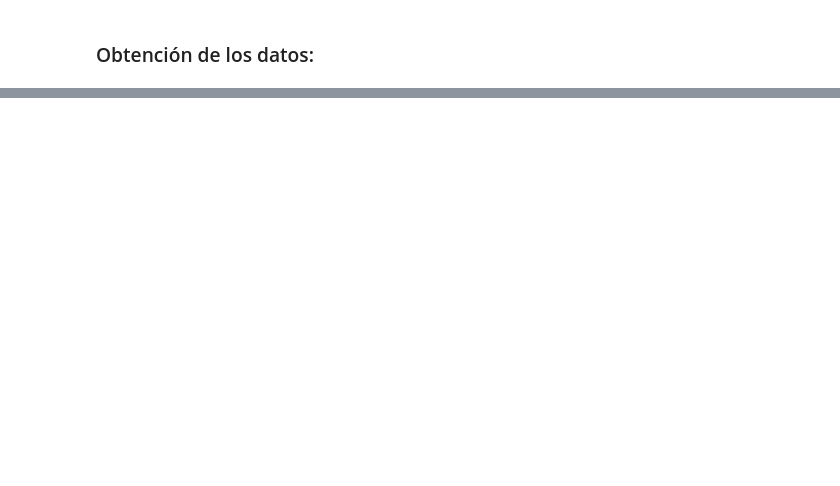
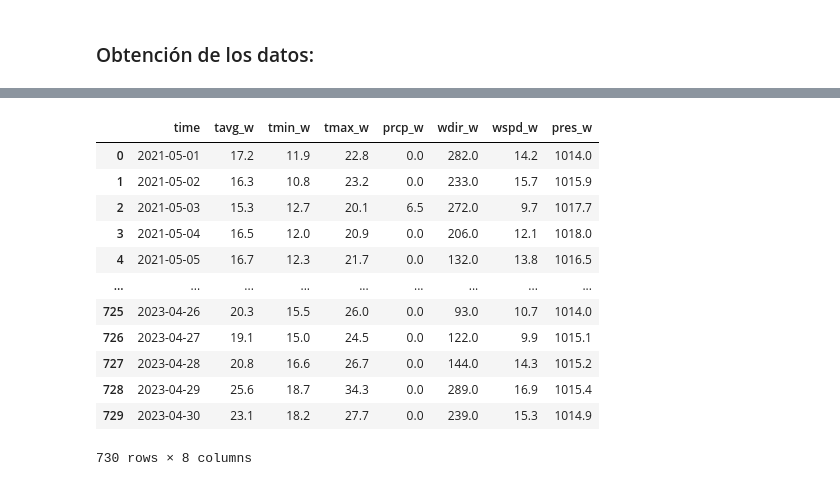
Before and after one commit to david12p/Datathon-CodeSpace, a Jupyter notebook: datathon.ipynb, the cells around one changed output, grey strips where cells are left out. Drawn from its saved outputs; the diff is of its cells as text; code cells hidden in the pictures; blank space fills up the shorter version.

Commit message:
obtención de datos y parte de EDA

```diff
--- a/datathon.ipynb
+++ b/datathon.ipynb
@@ -288,0 +518,36 @@ conexion.commit()
+# %%
+class DailyWeatherData:
+
+    # Localización de la tienda de la Panadería Salvador Echeverría
+    ECHEVERRIA_SHOP = Point(36.709758, -4.462520)
+
+    # Columnas identificadas como importantes
+    IMP_COLUMNS = ['tavg', 'tmin', 'tmax', 'prcp', 'wdir', 'wspd', 'pres']
+
+    # Definición del horizonte temporal de la consulta a la API
+    def __init__(self, start, end = datetime.datetime.now()):
+        self.start = start
+        self.end = end
+
+    # Se establece que la consulta será diaria, se seleccionan todas las columnas imps y se añade un suff.
+    def get_weather_data(self):
+        daily_data = Daily(self.ECHEVERRIA_SHOP, self.start, self.end)
+        data = daily_data.fetch()
+        return data[self.IMP_COLUMNS].add_suffix('_w').reset_index()
+# %%
+# Fecha en la que comienza el conjunto de datos de ventas
+# Se puede definir también en este formato -> Ej: datetime.datetime(2017, 1, 1)
+start = ventas["fecha_venta"].min()
+
+# Fecha en la que termina el conjunto de datos de ventas
+# Se puede definir también en este formato -> Ej: datetime.datetime(2017, 1, 1)
+end = ventas["fecha_venta"].max()
+
+# Instancia la clase con el horizonte temporal a consultar
+weather_query = DailyWeatherData(start, end)
+
+# Obtener la info del tiempo del horizonte temporal consultado
+weather = weather_query.get_weather_data()
+
+weather
+# %% [output]
@@ -288,0 +555,13 @@ conexion.commit()
+|  | time | tavg_w | tmin_w | tmax_w | prcp_w | wdir_w | wspd_w | pres_w |
+| 0 | 2021-05-01 | 17.2 | 11.9 | 22.8 | 0.0 | 282.0 | 14.2 | 1014.0 |
+| 1 | 2021-05-02 | 16.3 | 10.8 | 23.2 | 0.0 | 233.0 | 15.7 | 1015.9 |
+| 2 | 2021-05-03 | 15.3 | 12.7 | 20.1 | 6.5 | 272.0 | 9.7 | 1017.7 |
+| 3 | 2021-05-04 | 16.5 | 12.0 | 20.9 | 0.0 | 206.0 | 12.1 | 1018.0 |
+| 4 | 2021-05-05 | 16.7 | 12.3 | 21.7 | 0.0 | 132.0 | 13.8 | 1016.5 |
+| ... | ... | ... | ... | ... | ... | ... | ... | ... |
+| 725 | 2023-04-26 | 20.3 | 15.5 | 26.0 | 0.0 | 93.0 | 10.7 | 1014.0 |
+| 726 | 2023-04-27 | 19.1 | 15.0 | 24.5 | 0.0 | 122.0 | 9.9 | 1015.1 |
+| 727 | 2023-04-28 | 20.8 | 16.6 | 26.7 | 0.0 | 144.0 | 14.3 | 1015.2 |
+| 728 | 2023-04-29 | 25.6 | 18.7 | 34.3 | 0.0 | 289.0 | 16.9 | 1015.4 |
+| 729 | 2023-04-30 | 23.1 | 18.2 | 27.7 | 0.0 | 239.0 | 15.3 | 1014.9 |
+730 rows × 8 columns
```
Also changed, not shown: parts of 16 cells of this notebook.
